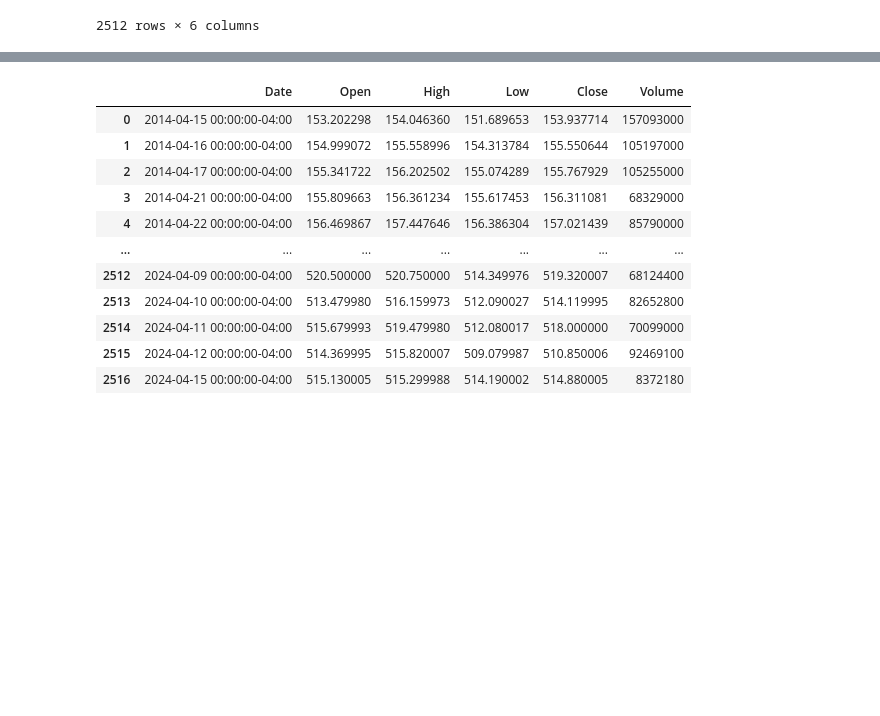
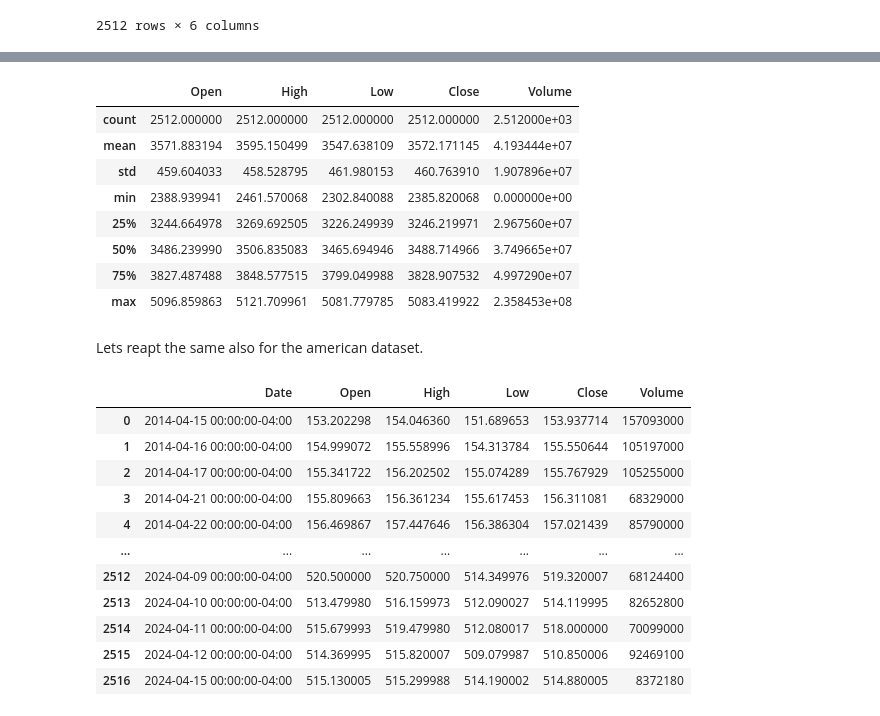
Before and after one commit to kozen88/StockAnalisys, a Jupyter notebook: Stock_analisys.ipynb, the cells around one changed output, grey strips where cells are left out. Saved outputs shown, nothing was run; the diff lists cells and outputs as text; code cells hidden in the pictures; blank space fills up the shorter version.

```diff
--- a/Stock_analisys.ipynb
+++ b/Stock_analisys.ipynb
@@ -52,3 +80,17 @@ df_euro
+# %%
+df_euro.describe()
+# %% [output]
+|  | Open | High | Low | Close | Volume |
+| count | 2512.000000 | 2512.000000 | 2512.000000 | 2512.000000 | 2.512000e+03 |
+| mean | 3571.883194 | 3595.150499 | 3547.638109 | 3572.171145 | 4.193444e+07 |
+| std | 459.604033 | 458.528795 | 461.980153 | 460.763910 | 1.907896e+07 |
+| min | 2388.939941 | 2461.570068 | 2302.840088 | 2385.820068 | 0.000000e+00 |
+| 25% | 3244.664978 | 3269.692505 | 3226.249939 | 3246.219971 | 2.967560e+07 |
+| 50% | 3486.239990 | 3506.835083 | 3465.694946 | 3488.714966 | 3.749665e+07 |
+| 75% | 3827.487488 | 3848.577515 | 3799.049988 | 3828.907532 | 4.997290e+07 |
+| max | 5096.859863 | 5121.709961 | 5081.779785 | 5083.419922 | 2.358453e+08 |
+# %% [markdown]
+Lets reapt the same also for the american dataset.
 # %%
 df_american = pd.read_csv("sp500.csv")
 df_american
```
Also changed, not shown: parts of 11 cells of this notebook.
